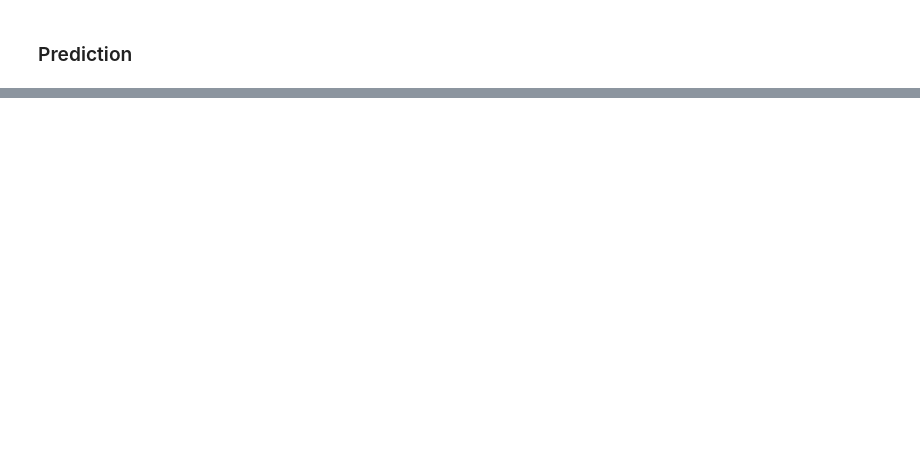
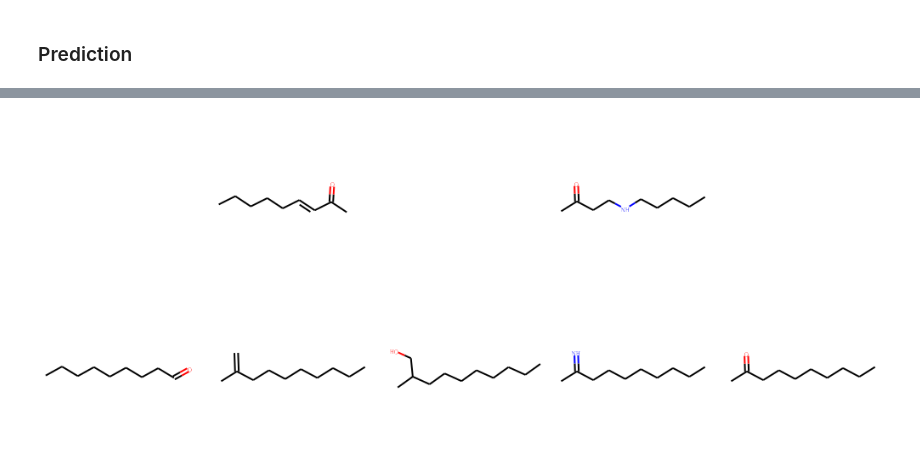
Before and after one commit to UWDIRECT-2019/DarKnight, a Jupyter notebook: darknight/important_notebooks/Avg_rxn_vec_KA.ipynb, the cells around one changed output, grey strips where cells are left out. Cells and saved outputs as stored; diff of their text form; code cells hidden in the pictures; blank space fills up the shorter version.

```diff
--- a/darknight/important_notebooks/Avg_rxn_vec_KA.ipynb
+++ b/darknight/important_notebooks/Avg_rxn_vec_KA.ipynb
@@ -194,0 +215,16 @@ img
+# %%
+# Predict the 4th reaction in the training set
+r_p4 = katest['reactants'][3]
+rvec_p4 = [darkchem.utils.struct2vec(r_p4)]
+rvec_p4 = np.array(rvec_p4).astype(int)
+r_p4_latent = model.encoder.predict(rvec_p4)
+p_p4_latent = r_p4_latent + path_vec
+pvec_p4 = model.decoder.predict(p_p4_latent)
+p_p4 = darkchem.utils.beamsearch(pvec_p4, k=10)
+df = {}
+df['p_p4'] = [darkchem.utils.vec2struct(i) for i in p_p4[0]]
+df['p_p4_mol'] = [Chem.MolFromSmiles(df['p_p4'][i]) for i in range(len(df['p_p4']))]
+img = Chem.Draw.MolsToGridImage(df['p_p4_mol'], molsPerRow=5, subImgSize=(200, 200))
+img
+# %% [output]
+[figure, added]
```
Also changed, not shown: parts of 21 cells of this notebook, 5 other files.
